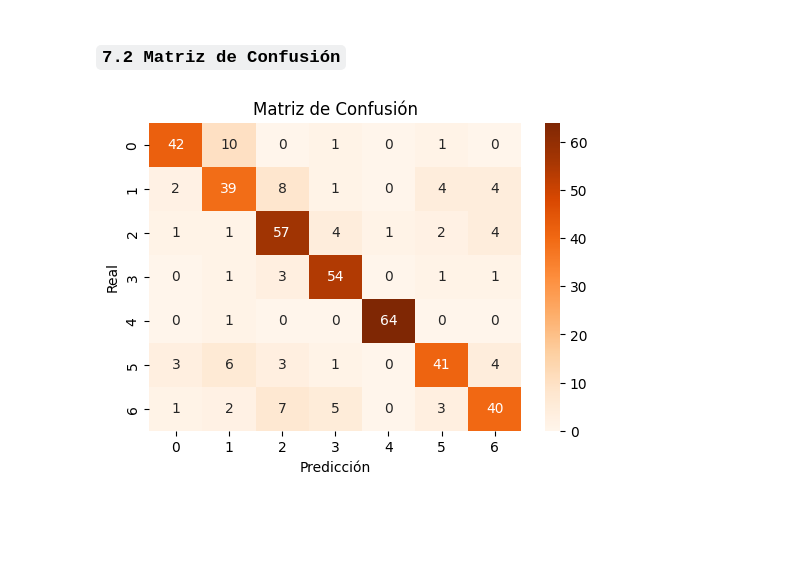
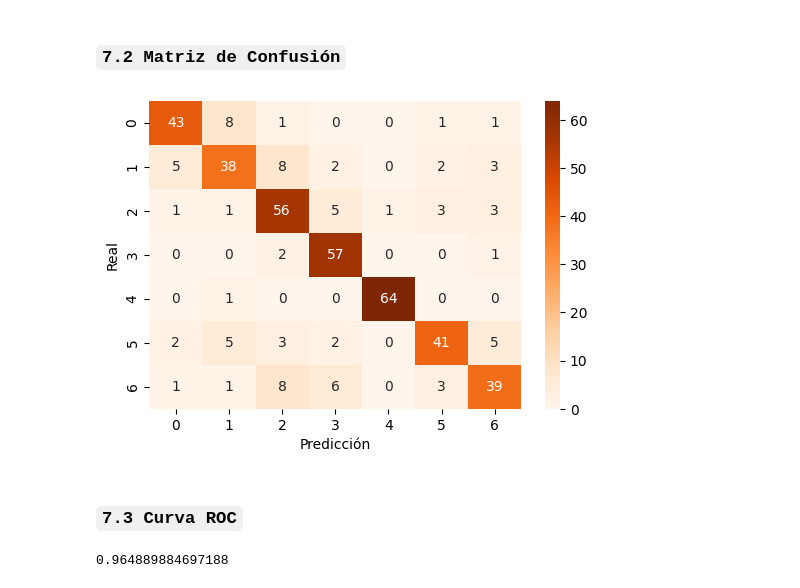
Before and after one commit to JuliethLambrano930/Proyecto_Final, a Jupyter notebook: Notebooks/aprendizaje_supervisado.ipynb, the cells around one changed output. Saved outputs shown, nothing was run; the diff lists cells and outputs as text; code cells hidden in the pictures; blank space fills up the shorter version.

```diff
--- a/Notebooks/aprendizaje_supervisado.ipynb
+++ b/Notebooks/aprendizaje_supervisado.ipynb
@@ -289,15 +307,12 @@ from sklearn.model_selection import RepeatedStratifiedKFold
 np.logspace(0,-9, num=10)
 
 
-cv_method = RepeatedStratifiedKFold(n_splits=5,
-                                    n_repeats=5,
-                                    random_state=999)
+cv_method = RepeatedStratifiedKFold(n_splits=5, n_repeats=5, random_state=17)
 
 parametros_grid = {'var_smoothing': np.logspace(0,-9, num=100)}
 
 
 grid_search_NB = GridSearchCV(GaussianNB(), parametros_grid, cv=cv_method, scoring='accuracy')
 
-# Fit the GridSearchCV object to the data
 grid_search_NB.fit(Pres.transform(X_train), y_train)
 # %% [output]
@@ -325,0 +332,4 @@ Best Mean Accuracy: 0.537313223184029
+# %%
+random_search_NB = RandomizedSearchCV(GaussianNB(), parametros_grid, cv=5, scoring='accuracy')
+
+random_search_NB.fit(Pres.transform(X_train), y_train)
@@ -400,0 +430,4 @@ Best Mean Accuracy: 0.7428915070321142
+# %%
+random_search_DT = RandomizedSearchCV(DecisionTreeClassifier(), parametros_grid, cv=5, scoring='accuracy')
+
+random_search_DT.fit(Pres.transform(X_train), y_train)
@@ -461,5 +532,5 @@ Decision Tree Test Accuracy: 0.7990543735224587
 # %%
-y_pred = Mejor_Modelo_RF.predict(Pres.transform(X_test))
+y_pred = Mejor_Modelo_DT_Grid.predict(Pres.transform(X_test))
 Resultado = pd.DataFrame({'Real': y_test, 'Predicción': y_pred})
 print(Resultado.head())
 # %% [output]
@@ -494,10 +565,19 @@ Overweight_Level_II       0.75      0.69      0.72        58
 # %%
 Matrix_Conf = confusion_matrix(y_test, y_pred)
 plt.figure(figsize=(6, 4))
 sns.heatmap(Matrix_Conf, annot=True, fmt="d", cmap='Oranges')
-plt.title("Matriz de Confusión")
 plt.xlabel("Predicción")
 plt.ylabel("Real")
 plt.show()
 # %% [output]
-[figure, old version]
+[figure, new version]
+# %% [markdown]
+### `7.3 Curva ROC`
+# %%
+from sklearn.metrics import roc_curve, roc_auc_score
+
+obesity_score_probability = Mejor_Modelo_DT_Grid.predict_proba(Pres.transform(X_test))
+obesity_score_probability
+roc_auc_score(y_test, obesity_score_probability, multi_class = "ovr")
+# %% [output]
+0.964889884697188
```
Also changed, not shown: parts of 23 cells of this notebook.
